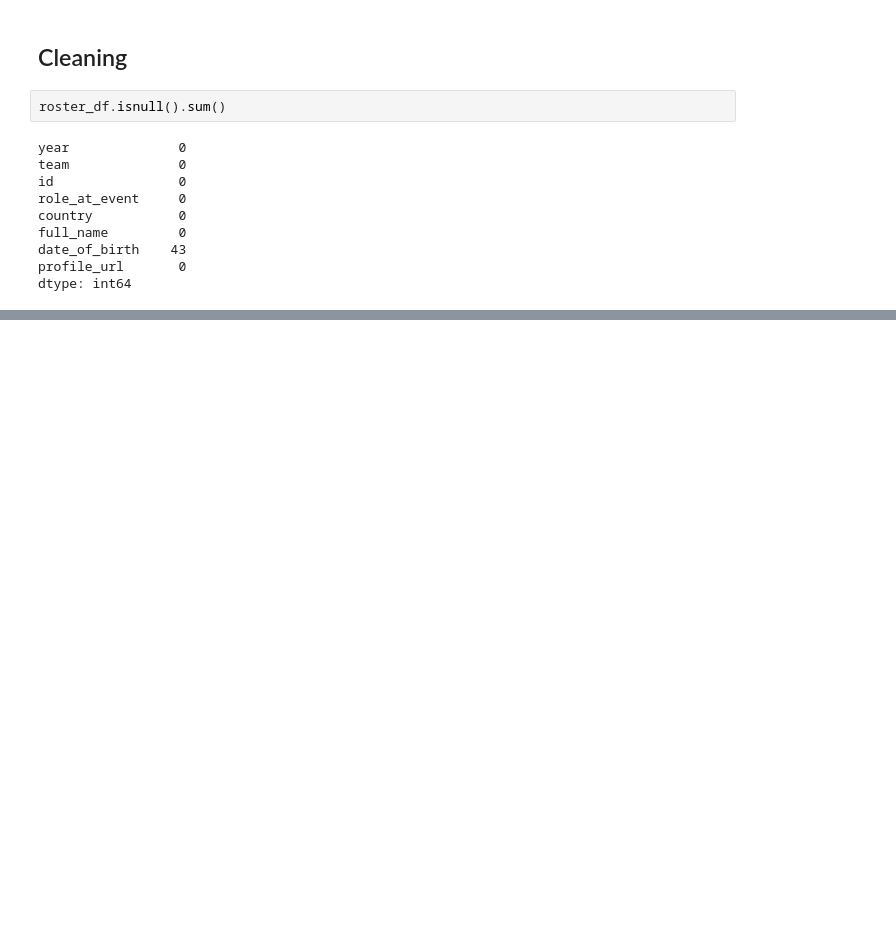
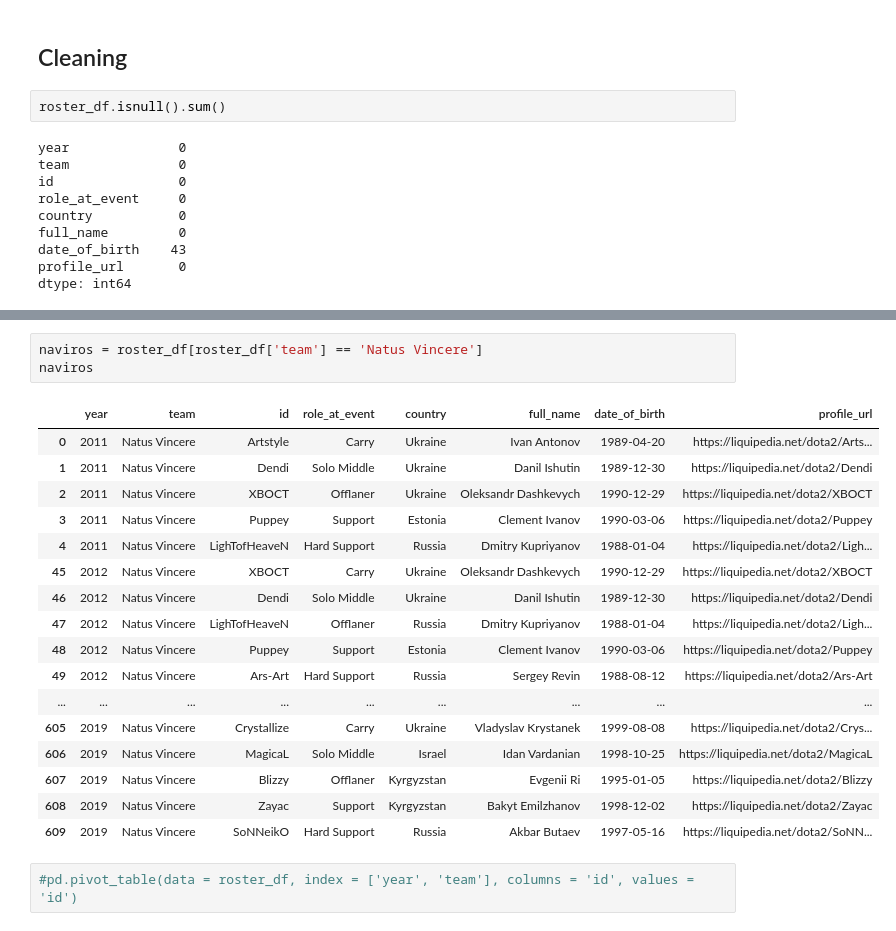
Before and after one commit to royandhika/the_international_trial, a Jupyter notebook: the_internationals.ipynb, the cells around one changed output, grey strips where cells are left out. Cells and saved outputs as stored; diff of their text form; blank space fills up the shorter version.

```diff
--- a/the_internationals.ipynb
+++ b/the_internationals.ipynb
@@ -346,0 +415,23 @@ AttributeError: module 'pandas' has no attribute 'prizepool_oty'
+# %%
+naviros = roster_df[roster_df['team'] == 'Natus Vincere']
+naviros
+# %% [output]
+|  | year | team | id | role_at_event | country | full_name | date_of_birth | profile_url |
+| 0 | 2011 | Natus Vincere | Artstyle | Carry | Ukraine | Ivan Antonov | 1989-04-20 | https://liquipedia.net/dota2/Arts... |
+| 1 | 2011 | Natus Vincere | Dendi | Solo Middle | Ukraine | Danil Ishutin | 1989-12-30 | https://liquipedia.net/dota2/Dendi |
+| 2 | 2011 | Natus Vincere | XBOCT | Offlaner | Ukraine | Oleksandr Dashkevych | 1990-12-29 | https://liquipedia.net/dota2/XBOCT |
+| 3 | 2011 | Natus Vincere | Puppey | Support | Estonia | Clement Ivanov | 1990-03-06 | https://liquipedia.net/dota2/Puppey |
+| 4 | 2011 | Natus Vincere | LighTofHeaveN | Hard Support | Russia | Dmitry Kupriyanov | 1988-01-04 | https://liquipedia.net/dota2/Ligh... |
+| 45 | 2012 | Natus Vincere | XBOCT | Carry | Ukraine | Oleksandr Dashkevych | 1990-12-29 | https://liquipedia.net/dota2/XBOCT |
+| 46 | 2012 | Natus Vincere | Dendi | Solo Middle | Ukraine | Danil Ishutin | 1989-12-30 | https://liquipedia.net/dota2/Dendi |
+| 47 | 2012 | Natus Vincere | LighTofHeaveN | Offlaner | Russia | Dmitry Kupriyanov | 1988-01-04 | https://liquipedia.net/dota2/Ligh... |
+| 48 | 2012 | Natus Vincere | Puppey | Support | Estonia | Clement Ivanov | 1990-03-06 | https://liquipedia.net/dota2/Puppey |
+| 49 | 2012 | Natus Vincere | Ars-Art | Hard Support | Russia | Sergey Revin | 1988-08-12 | https://liquipedia.net/dota2/Ars-Art |
+| ... | ... | ... | ... | ... | ... | ... | ... | ... |
+| 605 | 2019 | Natus Vincere | Crystallize | Carry | Ukraine | Vladyslav Krystanek | 1999-08-08 | https://liquipedia.net/dota2/Crys... |
+| 606 | 2019 | Natus Vincere | MagicaL | Solo Middle | Israel | Idan Vardanian | 1998-10-25 | https://liquipedia.net/dota2/MagicaL |
+| 607 | 2019 | Natus Vincere | Blizzy | Offlaner | Kyrgyzstan | Evgenii Ri | 1995-01-05 | https://liquipedia.net/dota2/Blizzy |
+| 608 | 2019 | Natus Vincere | Zayac | Support | Kyrgyzstan | Bakyt Emilzhanov | 1998-12-02 | https://liquipedia.net/dota2/Zayac |
+| 609 | 2019 | Natus Vincere | SoNNeikO | Hard Support | Russia | Akbar Butaev | 1997-05-16 | https://liquipedia.net/dota2/SoNN... |
+# %%
+#pd.pivot_table(data = roster_df, index = ['year', 'team'], columns = 'id', values = 'id')
```
Also changed, not shown: parts of 13 cells of this notebook.
